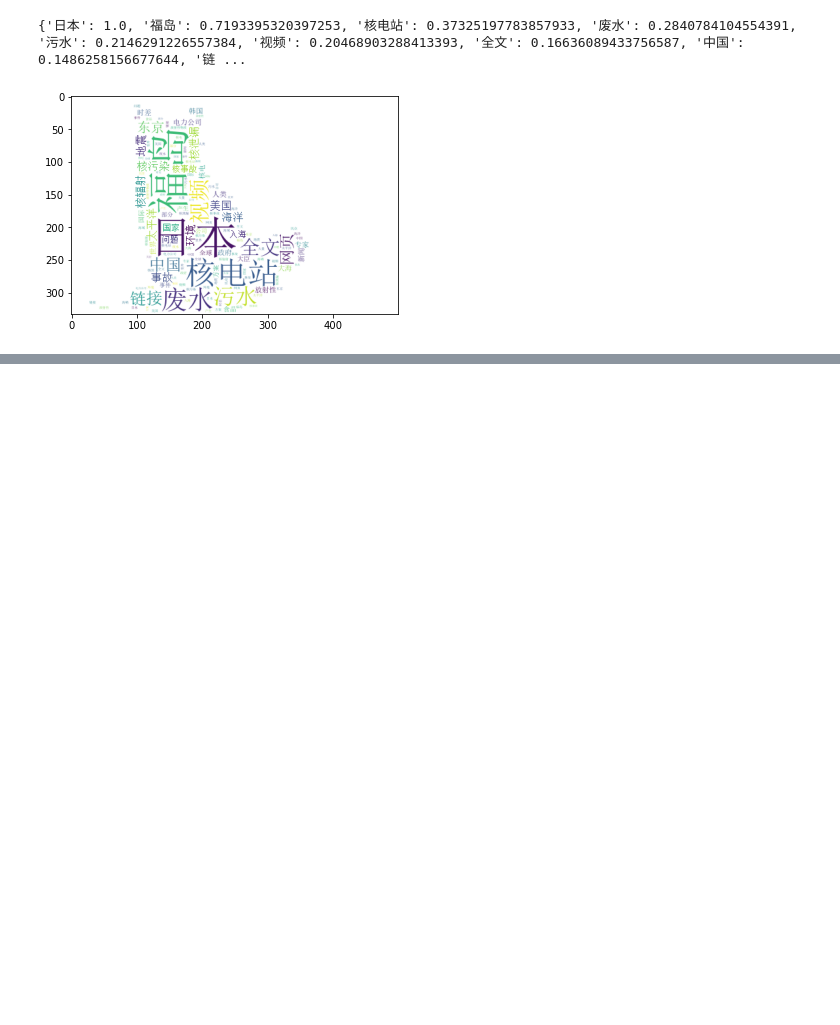
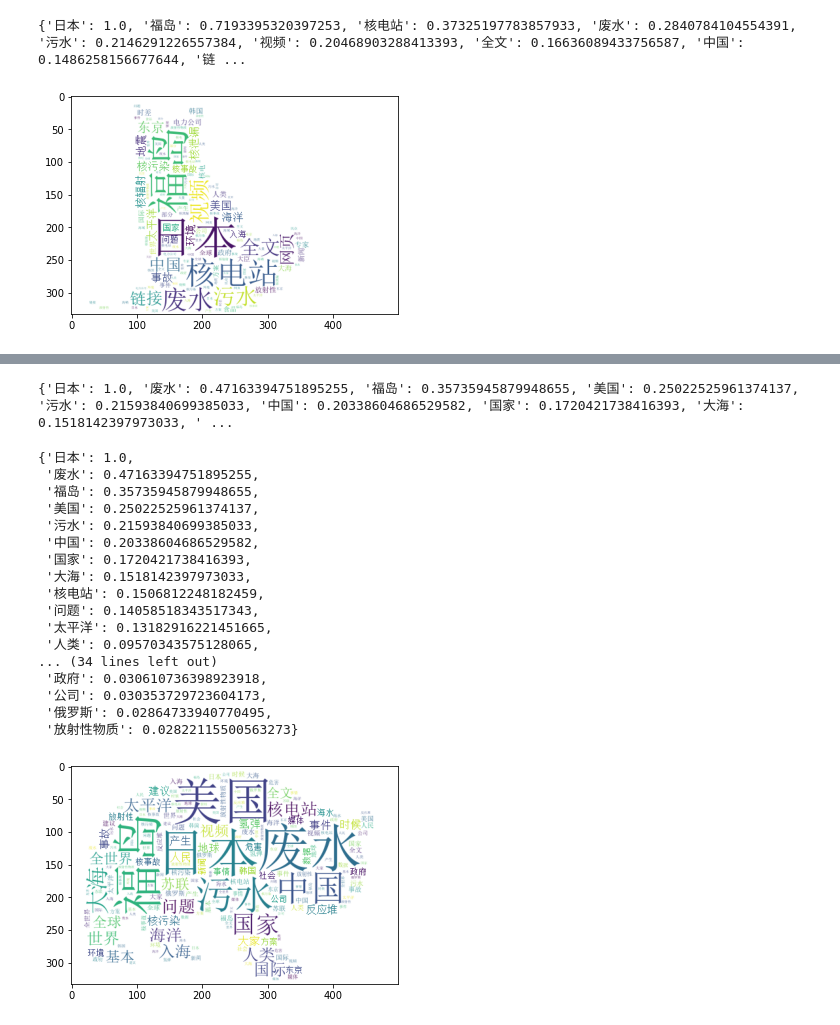
Before and after one commit to JunTheRipper/Social-Web-Mining, a Jupyter notebook: SocialMideaConduct.ipynb, the cells around one changed output, grey strips where cells are left out. Drawn from its saved outputs; the diff is of its cells as text; code cells hidden in the pictures; blank space fills up the shorter version.

```diff
--- a/SocialMideaConduct.ipynb
+++ b/SocialMideaConduct.ipynb
@@ -320,0 +455,33 @@ MemoryError: Unable to allocate 93.7 GiB for an array with shape (100919, 124612
+# %%
+Apr = dfN['time'].str.startswith('2021-04')
+Apr2 = dfN['time'].str.startswith('04')
+dfN[Apr]
+dfN[Apr2]
+
+AprData = pd.concat([dfN[Apr], dfN[Apr2]], axis=0)
+AprData
+
+from dataVision import DataVisitor
+
+vis = DataVisitor(AprData)
+vis.show_word_cloud('material/simsun.ttc', 'material/panda.jpg','results/random-nuclear/Apr_word_frequency.txt', 'results/random-nuclear/Res-Picture/Apr-cloud.png')
+# %% [output]
+{'日本': 1.0, '废水': 0.47163394751895255, '福岛': 0.35735945879948655, '美国': 0.25022525961374137, '污水': 0.21593840699385033, '中国': 0.20338604686529582, '国家': 0.1720421738416393, '大海': 0.1518142397973033, ' ...
+{'日本': 1.0,
+ '废水': 0.47163394751895255,
+ '福岛': 0.35735945879948655,
+ '美国': 0.25022525961374137,
+ '污水': 0.21593840699385033,
+ '中国': 0.20338604686529582,
+ '国家': 0.1720421738416393,
+ '大海': 0.1518142397973033,
+ '核电站': 0.1506812248182459,
+ '问题': 0.14058518343517343,
+ '太平洋': 0.13182916221451665,
+ '人类': 0.09570343575128065,
+... (34 lines left out)
+ '政府': 0.030610736398923918,
+ '公司': 0.030353729723604173,
+ '俄罗斯': 0.02864733940770495,
+ '放射性物质': 0.02822115500563273}
+[figure, added]
```
Also changed, not shown: parts of 45 cells of this notebook.
